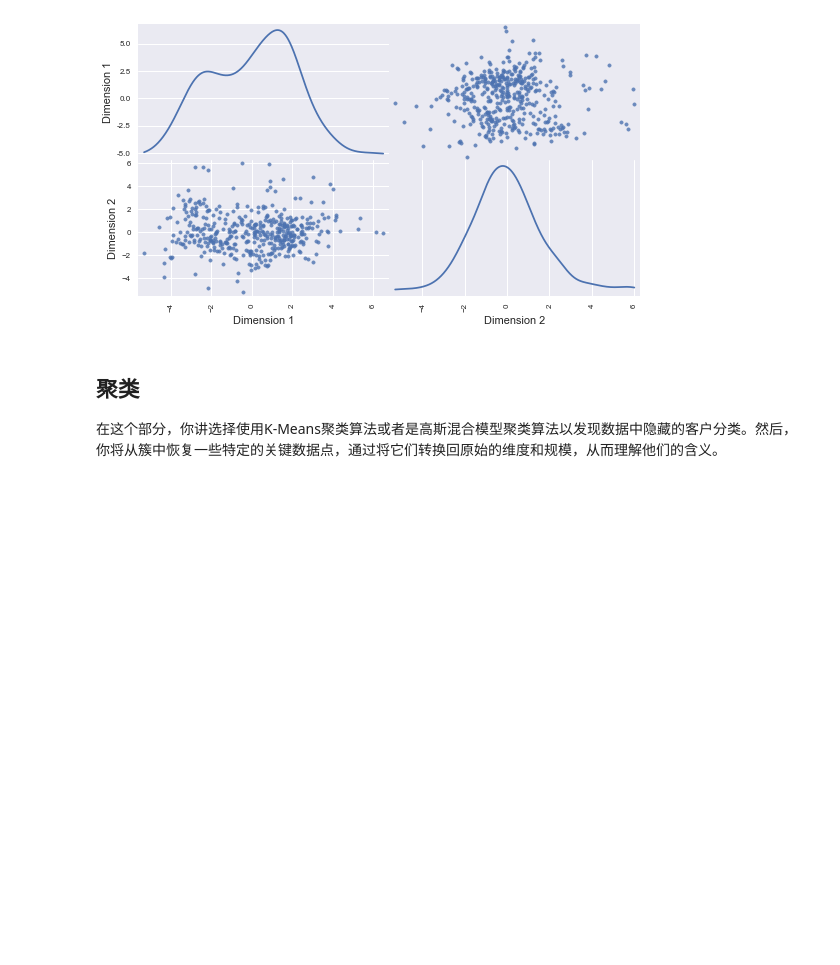
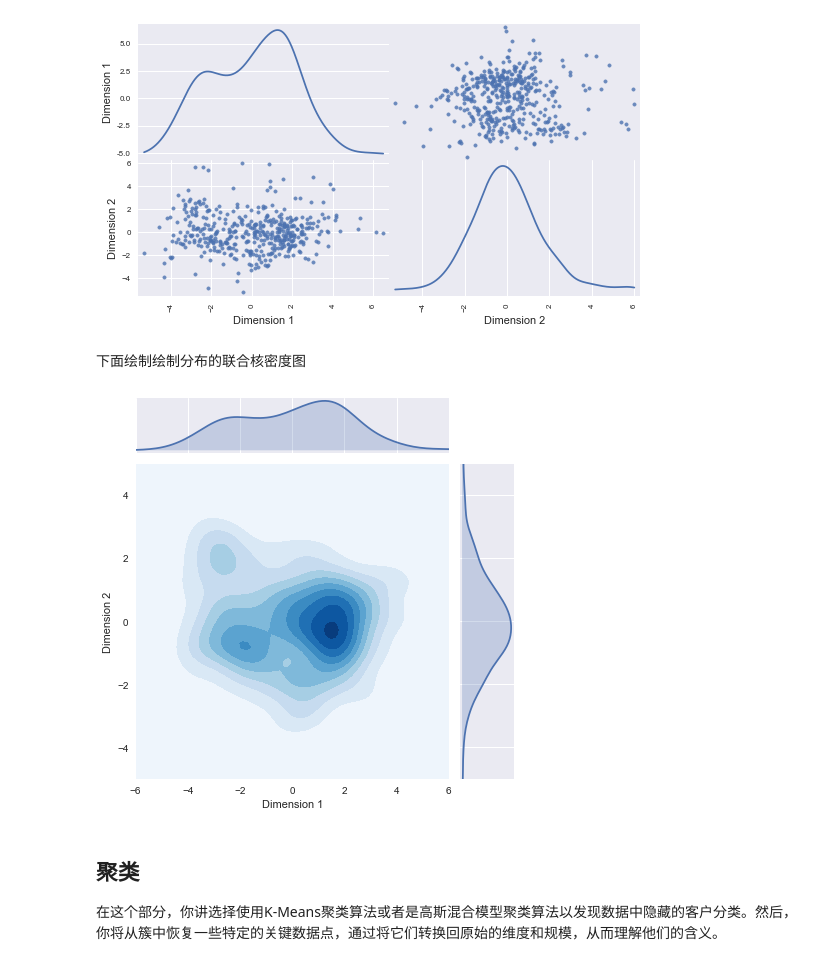
Before and after one commit to elninowang/creating_customer_segments, a Jupyter notebook: customer_segments.ipynb, the cells around one changed output. Cells and saved outputs as stored; diff of their text form; code cells hidden in the pictures; blank space fills up the shorter version.

```diff
--- a/customer_segments.ipynb
+++ b/customer_segments.ipynb
@@ -422,6 +451,15 @@ vs.biplot(good_data, reduced_data, pca)
 pd.scatter_matrix(reduced_data, alpha = 0.8, figsize = (9,5), diagonal = 'kde');
 # %% [output]
 [figure]
+# %% [markdown]
+下面绘制绘制分布的联合核密度图
+# %%
+import seaborn as sns
+g = sns.JointGrid("Dimension 1", "Dimension 2", reduced_data, xlim=(-6,6), ylim=(-5,5))
+g = g.plot_joint(sns.kdeplot, cmap="Blues", shade=True)
+g = g.plot_marginals(sns.kdeplot, shade=True)
+# %% [output]
+[figure, added]
 # %% [markdown]
 ## 聚类
 
```
Also changed, not shown: parts of 13 cells of this notebook, 1 other file.
